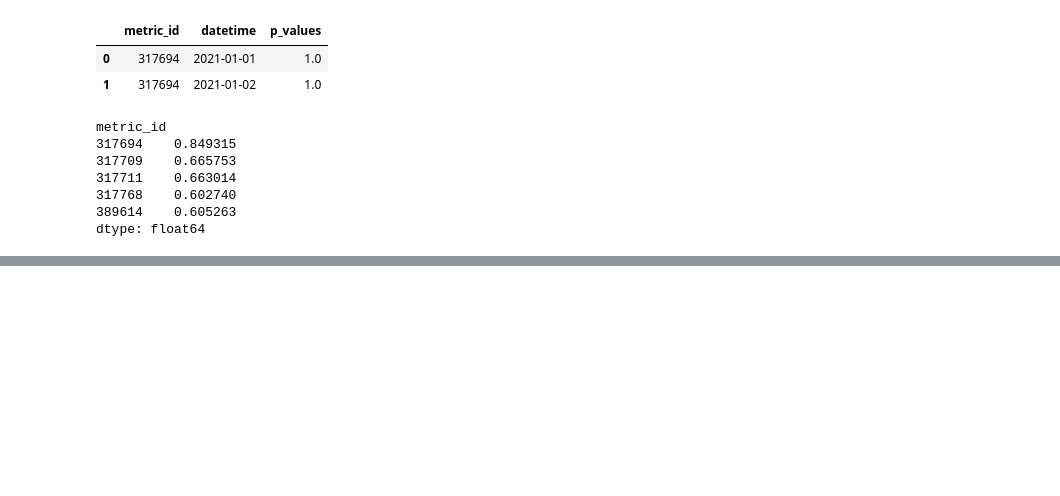
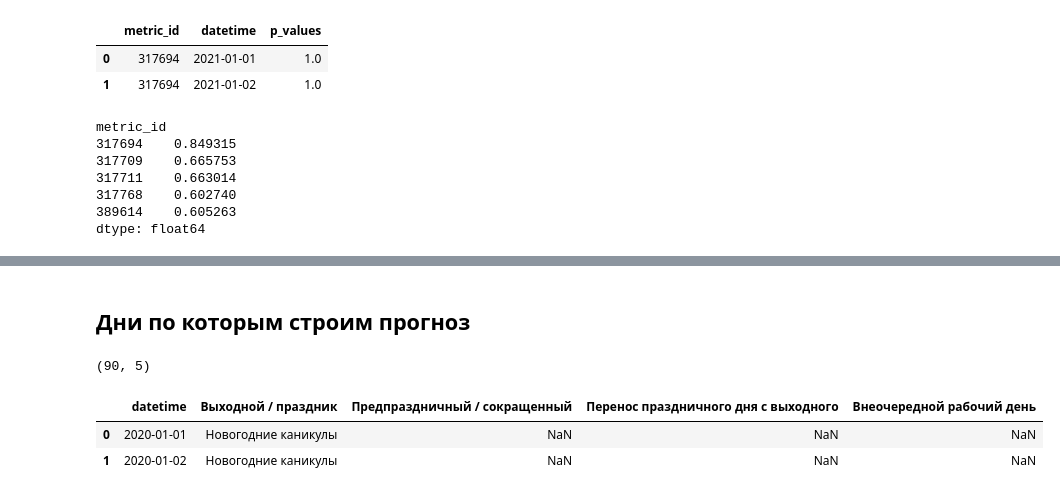
Before and after one commit to JosephFrancisTribbiani/ds, a Jupyter notebook: Tasks/ts_foracasting_model/evaluation.ipynb, the cells around one changed output, grey strips where cells are left out. Saved outputs shown, nothing was run; the diff lists cells and outputs as text; code cells hidden in the pictures; blank space fills up the shorter version.

```diff
--- a/Tasks/ts_foracasting_model/evaluation.ipynb
+++ b/Tasks/ts_foracasting_model/evaluation.ipynb
@@ -279,0 +304,12 @@ dtype: float64
+# %% [markdown]
+## Дни по которым строим прогноз
+# %%
+holidays = pd.read_excel("./holidays.xlsx", parse_dates=[0]).rename(columns={"Дата": "datetime"})
+
+print(holidays.shape)
+display(holidays.head(2))
+# %% [output]
+(90, 5)
+|  | datetime | Выходной / праздник | Предпраздничный / сокращенный | Перенос праздничного дня с выходного | Внеочередной рабочий день |
+| 0 | 2020-01-01 | Новогодние каникулы | NaN | NaN | NaN |
+| 1 | 2020-01-02 | Новогодние каникулы | NaN | NaN | NaN |
```
Also changed, not shown: parts of 14 cells of this notebook, 5 other files.
